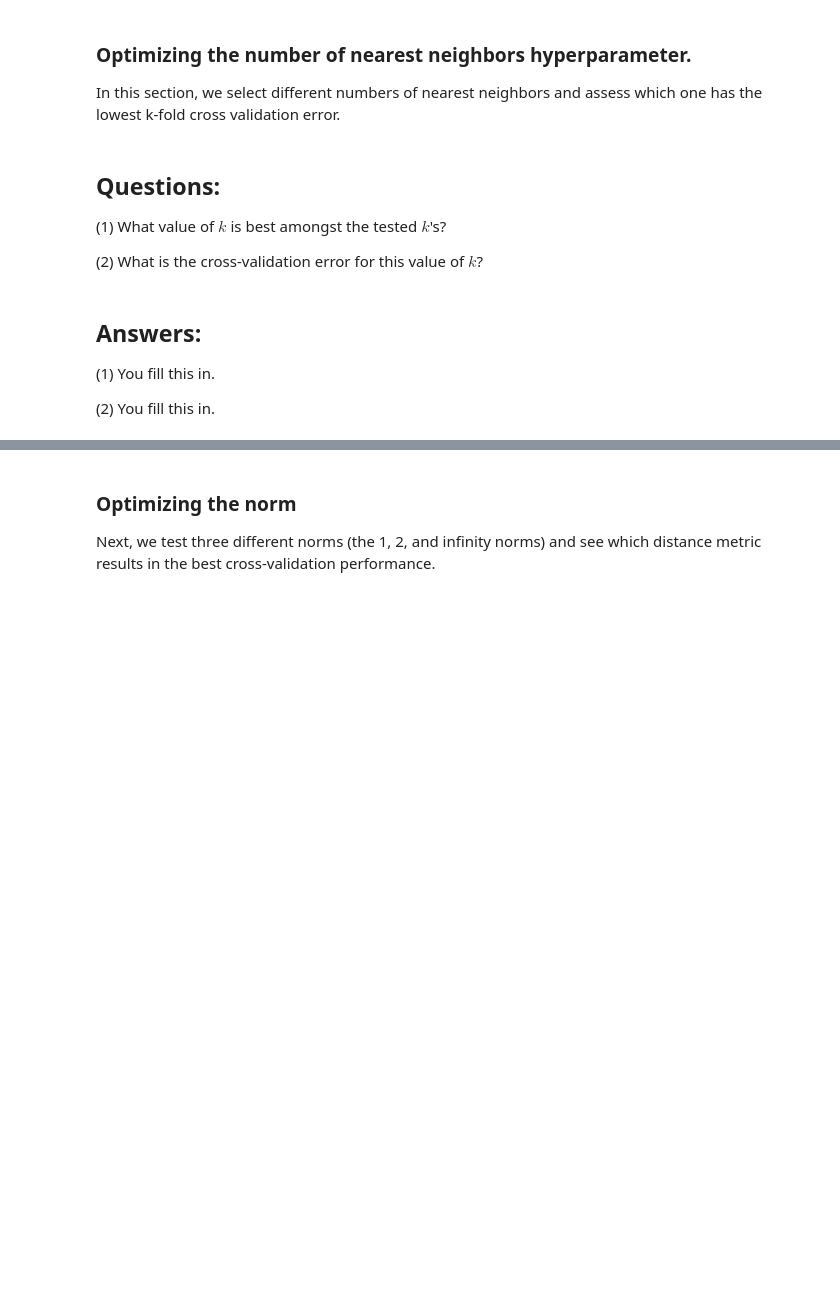
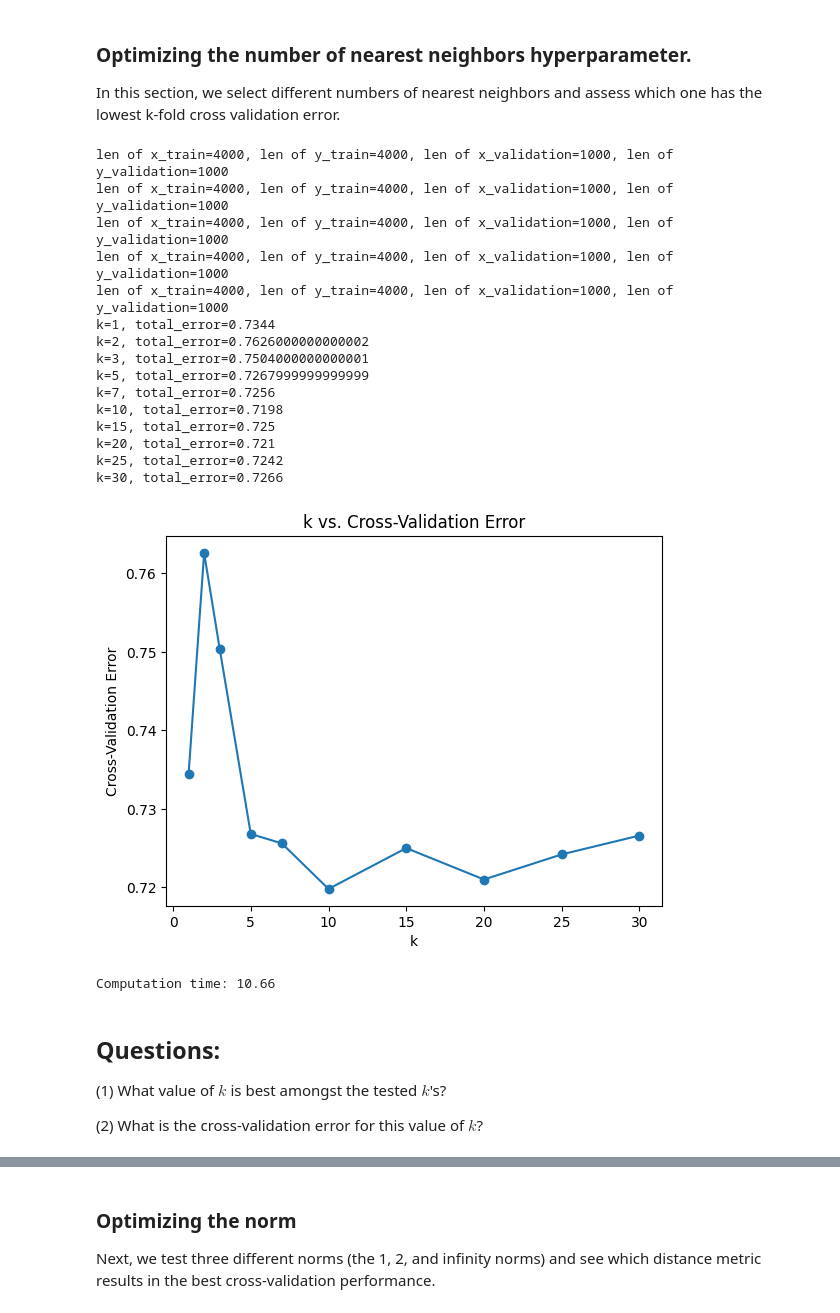
Before and after one commit to EdwinKam/ucla-ece247, a Jupyter notebook: hw2/knn_nosol.ipynb, the cells around one changed output, grey strips where cells are left out. Saved outputs shown, nothing was run; the diff lists cells and outputs as text; code cells hidden in the pictures; blank space fills up the shorter version.

```diff
--- a/hw2/knn_nosol.ipynb
+++ b/hw2/knn_nosol.ipynb
@@ -23,6 +26,6 @@ from utils.data_utils import load_CIFAR10 # function to load the CIFAR-10 datase
 # %%
 # Set the path to the CIFAR-10 data
-cifar10_dir = '/your/path/to/cifar-10-batches-py' # You need to update this line
+cifar10_dir = '../cifar-10-batches-py' # You need to update this line
 X_train, y_train, X_test, y_test = load_CIFAR10(cifar10_dir)
 
 # As a sanity check, we print out the size of the training and test data.
@@ -148,7 +166,16 @@ error = 1
 #   Calculate the error rate by calling predict_labels on the test
 #   data with k = 1.  Store the error rate in the variable error.
 # ================================================================ #
-pass
+all_y_pred = knn.predict_labels(knn.compute_L2_distances_vectorized(X_test), k=1)
+
+def calculate_error(y_test, all_y_pred):
+    total_incorrect = 0
+    for i in range(len(y_test)):
+        if all_y_pred[i] != y_test[i]:
+            total_incorrect += 1
+    return total_incorrect / len(y_test)
+
+error = calculate_error(y_test, all_y_pred)
 # ================================================================ #
 # END YOUR CODE HERE
 # ================================================================ #
@@ -181,6 +210,10 @@ y_train_folds =  []
 #   y_train_folds is also a list, where y_train_folds[i] contains
 #      the corresponding labels for the data in X_train_folds[i]
 # ================================================================ #
+
+X_train_folds = np.array_split(X_train, num_folds)
+y_train_folds = np.array_split(y_train, num_folds)
+
 pass
 
 # ================================================================ #
@@ -193,33 +226,70 @@ In this section, we select different numbers of nearest neighbors and assess whi
 # %%
 time_start =time.time()
 
 ks = [1, 2, 3, 5, 7, 10, 15, 20, 25, 30]
 
 # ================================================================ #
 # YOUR CODE HERE:
 #   Calculate the cross-validation error for each k in ks, testing
 #   the trained model on each of the 5 folds.  Average these errors
 #   together and make a plot of k vs. cross-validation error. Since
 #   we are assuming L2 distance here, please use the vectorized code!
 #   Otherwise, you might be waiting a long time.
 # ================================================================ #
-
+k_error = {};
+knn_fold_k = KNN()
+for i in range(num_folds):
+    X_train_k = np.concatenate([X_train_folds[j] for j in range(num_folds) if j != i])
+    y_train_k = np.concatenate([y_train_folds[j] for j in range(num_folds) if j != i])
+    x_validation = X_train_folds[i]
+    y_validation = y_train_folds[i]
+    print(f'len of x_train={len(X_train_k)}, len of y_train={len(y_train_k)}, len of x_validation={len(x_validation)}, len of y_validation={len(y_validation)}')
+    knn_fold_k.train(X=X_train_k, y=y_train_k)
+    fold_distance = knn_fold_k.compute_L2_distances_vectorized(x_validation)
+    for k in ks:
+        fold_validation_pred = knn_fold_k.predict_labels(fold_distance, k=k)
+        fold_validation_error = calculate_error(y_validation, fold_validation_pred)
+        # print(f'k={k}, fold_validation_error={fold_validation_error}')
+        k_error[k] = k_error.get(k, 0) + fold_validation_error
+for k in ks:
+    print(f'k={k}, total_error={k_error[k]/num_folds}')
+# Train the classifier.
+#   We have implemented the training of the KNN classifier.
+#   Look at the train function in the KNN class to see what this does.
+# Create the plot
+plt.plot(ks, [k_error[k] / num_folds for k in ks], marker='o')
+plt.xlabel('k')
+plt.ylabel('Cross-Validation Error')
+plt.title('k vs. Cross-Validation Error')
+plt.show()
 pass
 
 # ================================================================ #
 # END YOUR CODE HERE
 # ================================================================ #
 
 print('Computation time: %.2f'%(time.time()-time_start))
+# %% [output]
+len of x_train=4000, len of y_train=4000, len of x_validation=1000, len of y_validation=1000
+len of x_train=4000, len of y_train=4000, len of x_validation=1000, len of y_validation=1000
+len of x_train=4000, len of y_train=4000, len of x_validation=1000, len of y_validation=1000
+len of x_train=4000, len of y_train=4000, len of x_validation=1000, len of y_validation=1000
+len of x_train=4000, len of y_train=4000, len of x_validation=1000, len of y_validation=1000
+k=1, total_error=0.7344
+k=2, total_error=0.7626000000000002
+k=3, total_error=0.7504000000000001
+k=5, total_error=0.7267999999999999
+k=7, total_error=0.7256
+k=10, total_error=0.7198
+k=15, total_error=0.725
+k=20, total_error=0.721
+k=25, total_error=0.7242
+k=30, total_error=0.7266
+[figure, added]
+Computation time: 10.66
 # %% [markdown]
 ## Questions:
 
 (1) What value of $k$ is best amongst the tested $k$'s?
 
 (2) What is the cross-validation error for this value of $k$?
-# %% [markdown]
-## Answers:
-
-(1) You fill this in.
-
-(2) You fill this in.
```
Also changed, not shown: parts of 16 cells of this notebook, 2 other files.
